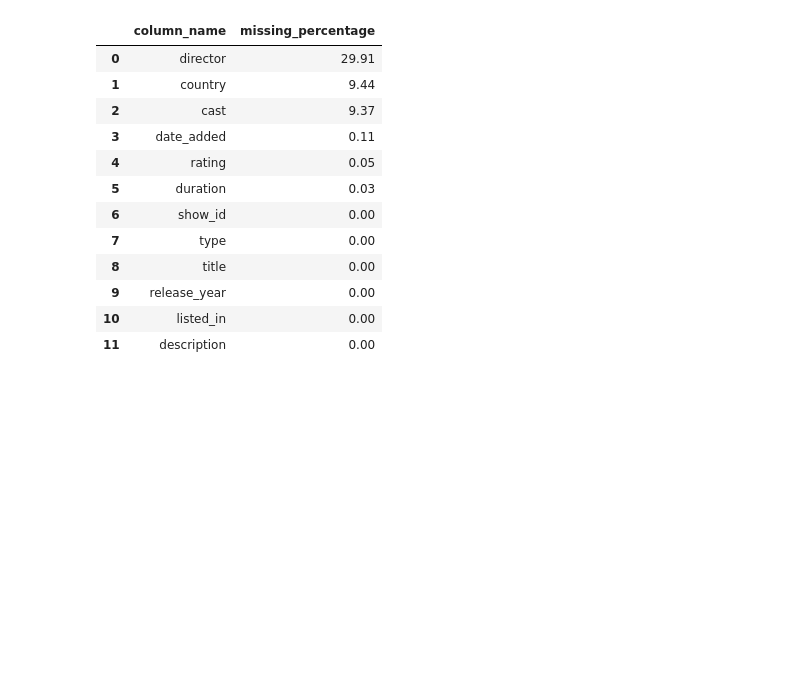
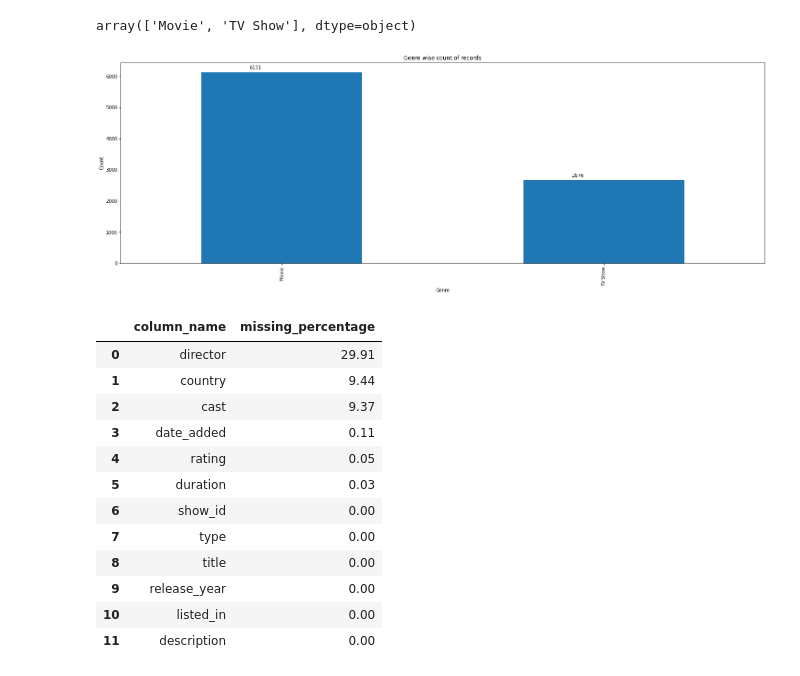
Before and after one commit to akashganesan1/Netflix-Shows-Movies-Genre-Prediction, a Jupyter notebook: Netflix Genre Prediction.ipynb, the cells around one changed output. Cells and saved outputs as stored; diff of their text form; code cells hidden in the pictures; blank space fills up the shorter version.

```diff
--- a/Netflix Genre Prediction.ipynb
+++ b/Netflix Genre Prediction.ipynb
@@ -38,3 +54,19 @@ df = pd.read_csv(url1)
+# %%
+df['type'].unique()
+# %% [output]
+array(['Movie', 'TV Show'], dtype=object)
+# %%
+value_counts = df['type'].value_counts()
+plt.figure(figsize=(25, 8))
+value_counts.plot(kind='bar')
+plt.title('Genre wise count of records')
+plt.xlabel('Genre')
+plt.ylabel('Count')
+for i, v in enumerate(value_counts):
+    plt.text(i - 0.1, v + 100, str(v))
+plt.show()
+# %% [output]
+[figure, added]
 # %%
 missing_values_percentage(df)
 # %% [output]
```
Also changed, not shown: parts of 10 cells of this notebook.
